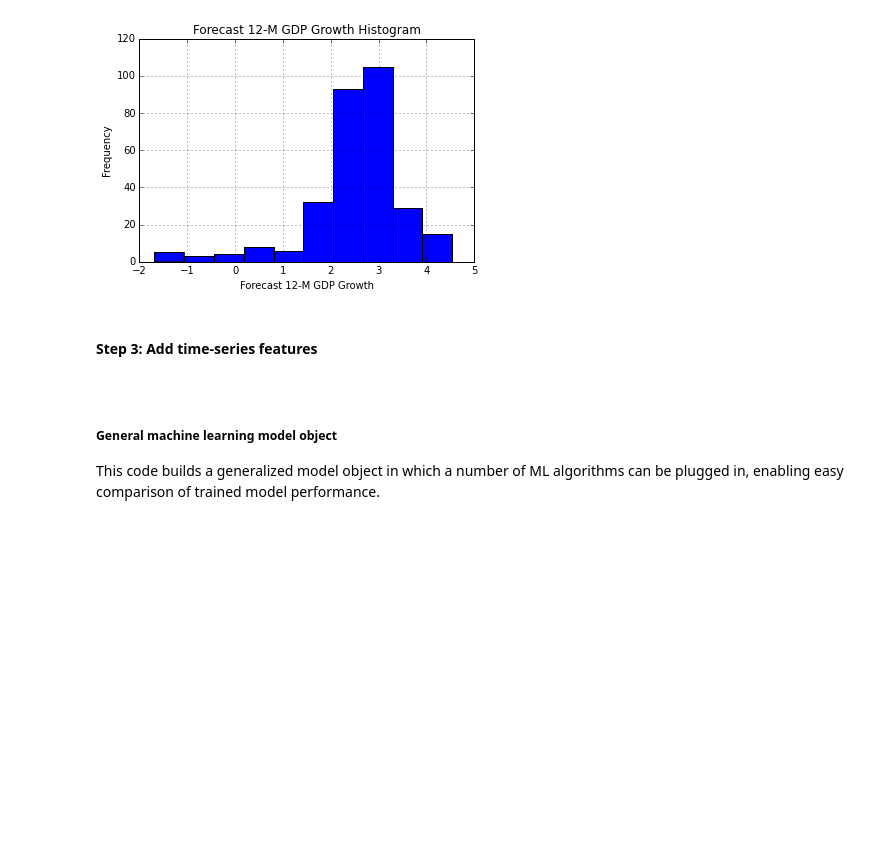
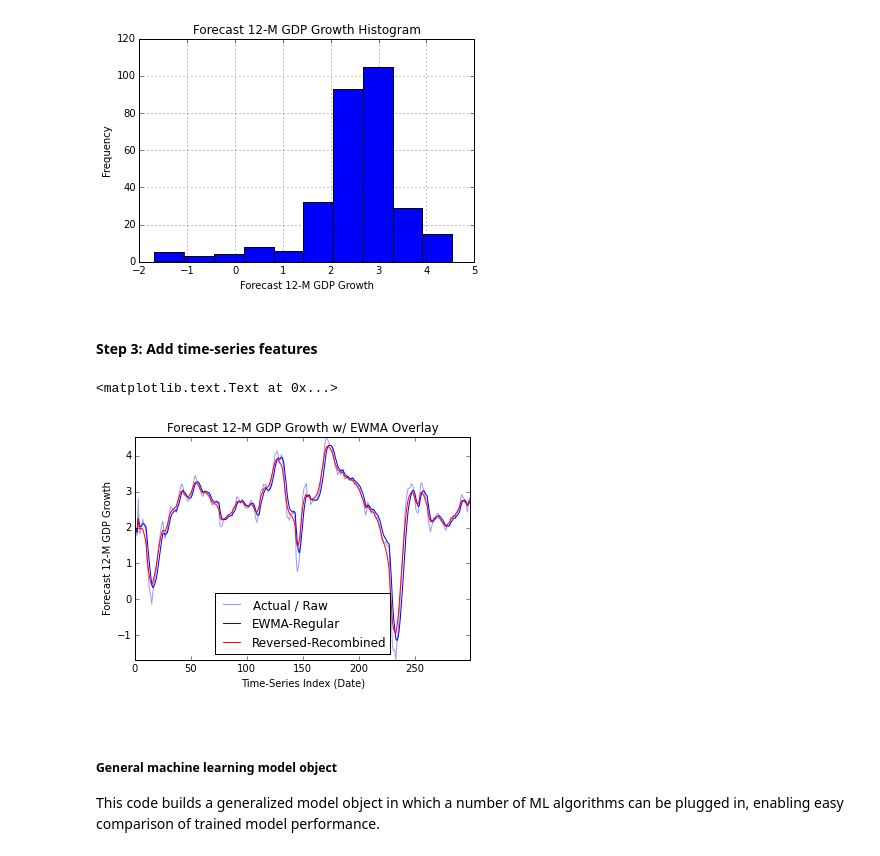
Before and after one commit to rhouck/gdp, a Jupyter notebook: Predict GDP Forecasts.ipynb, the cells around one changed output. Drawn from its saved outputs; the diff is of its cells as text; code cells hidden in the pictures; blank space fills up the shorter version.

```diff
--- a/Predict GDP Forecasts.ipynb
+++ b/Predict GDP Forecasts.ipynb
@@ -187,5 +196,20 @@ time_cols.append('USA GDP Revisions-EMOV-2')
 time_cols = np.asarray(time_cols)
 X_cols = np.append(X_cols, time_cols, 0)
+# %%
+# plot time series features on actual GDP forecasts
+fig = plt.figure()
+chart = fig.add_subplot(111)
+chart.plot( ys, alpha=0.4, label='Actual / Raw' )
+chart.plot( EMOV_n_reg, 'b', label='EWMA-Regular' )
+chart.plot( EMOV_n_rev, 'r', label='Reversed-Recombined' )
+chart.legend(loc=8)
+chart.axis('tight')
+chart.set_xlabel('Time-Series Index (Date)')
+chart.set_ylabel('Forecast 12-M GDP Growth')
+chart.set_title('Forecast 12-M GDP Growth w/ EWMA Overlay')
+# %% [output]
+<matplotlib.text.Text at 0x...>
+[figure, added]
 # %%
 # rebuild expanded master data frame
 cols = np.append(np.asarray([y_col,]), X_cols, 0)
```
Also changed, not shown: parts of 25 cells of this notebook, 1 other file.
